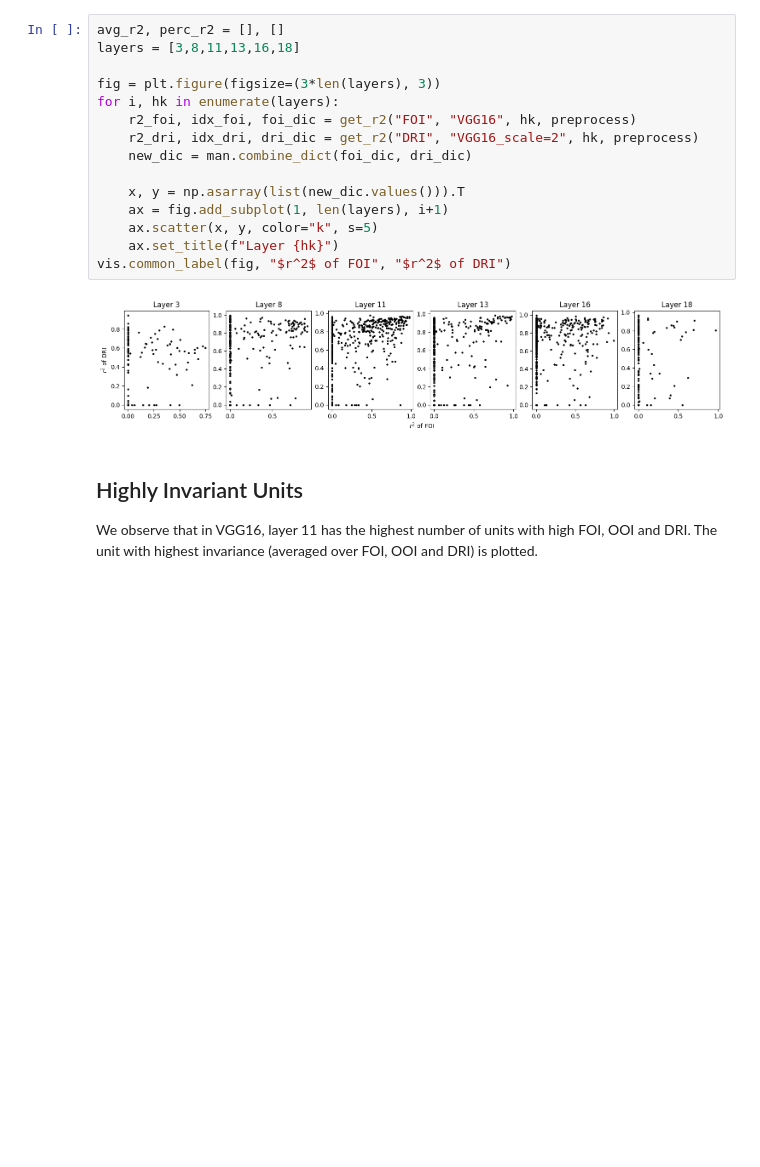
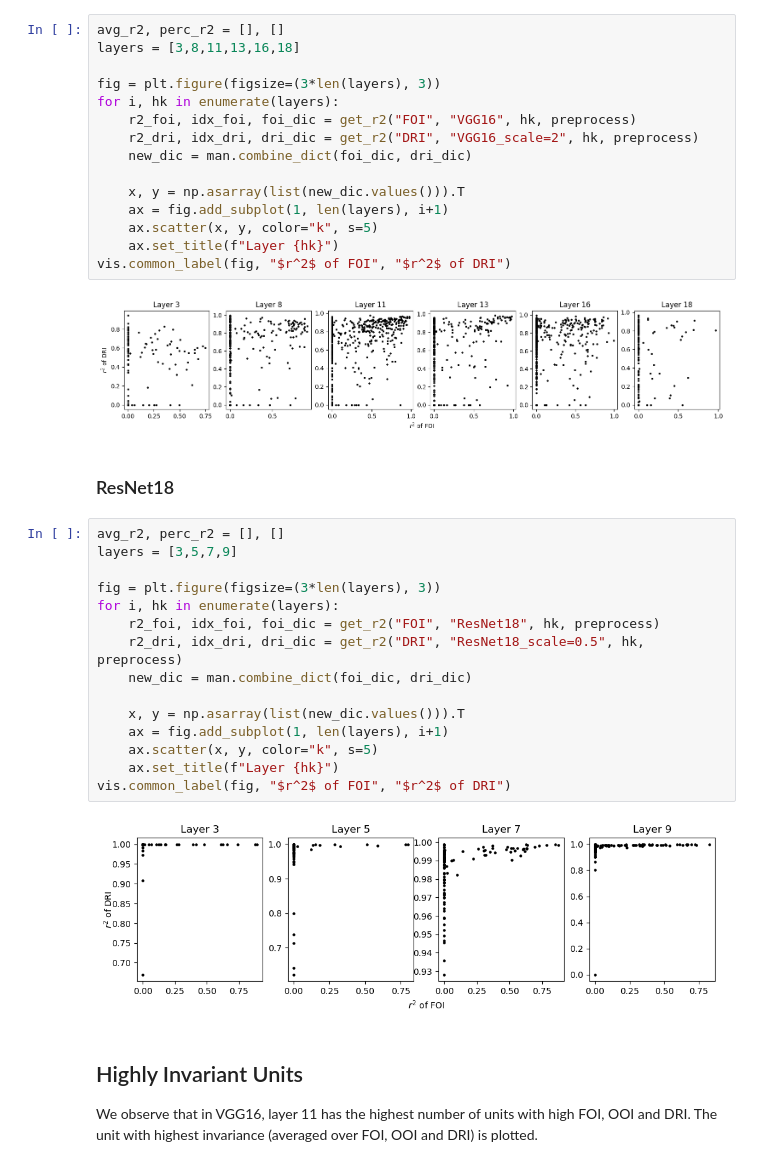
Before and after one commit to L24358/artiphisiology, a Jupyter notebook: main/reports/20230415_summary.ipynb, the cells around one changed output. Drawn from its saved outputs; the diff is of its cells as text; blank space fills up the shorter version.

```diff
--- a/main/reports/20230415_summary.ipynb
+++ b/main/reports/20230415_summary.ipynb
@@ -234,6 +253,25 @@ for i, hk in enumerate(layers):
 vis.common_label(fig, "$r^2$ of FOI", "$r^2$ of DRI")
 # %% [output]
 [figure]
+# %% [markdown]
+### ResNet18
+# %%
+avg_r2, perc_r2 = [], []
+layers = [3,5,7,9]
+
+fig = plt.figure(figsize=(3*len(layers), 3))
+for i, hk in enumerate(layers):
+    r2_foi, idx_foi, foi_dic = get_r2("FOI", "ResNet18", hk, preprocess)
+    r2_dri, idx_dri, dri_dic = get_r2("DRI", "ResNet18_scale=0.5", hk, preprocess)
+    new_dic = man.combine_dict(foi_dic, dri_dic)
+
+    x, y = np.asarray(list(new_dic.values())).T
+    ax = fig.add_subplot(1, len(layers), i+1)
+    ax.scatter(x, y, color="k", s=5)
+    ax.set_title(f"Layer {hk}")
+vis.common_label(fig, "$r^2$ of FOI", "$r^2$ of DRI")
+# %% [output]
+[figure, added]
 # %% [markdown]
 ## Highly Invariant Units
 
```
Also changed, not shown: parts of 2 cells of this notebook, 20 other files.
